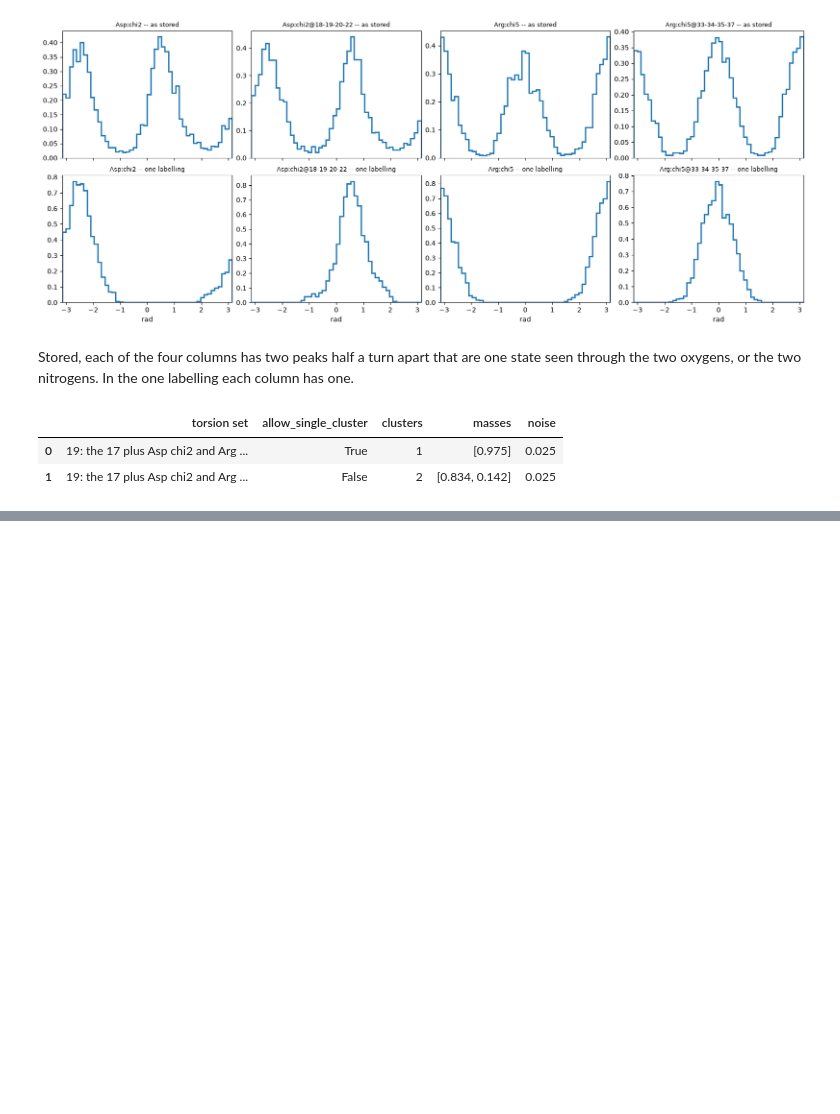
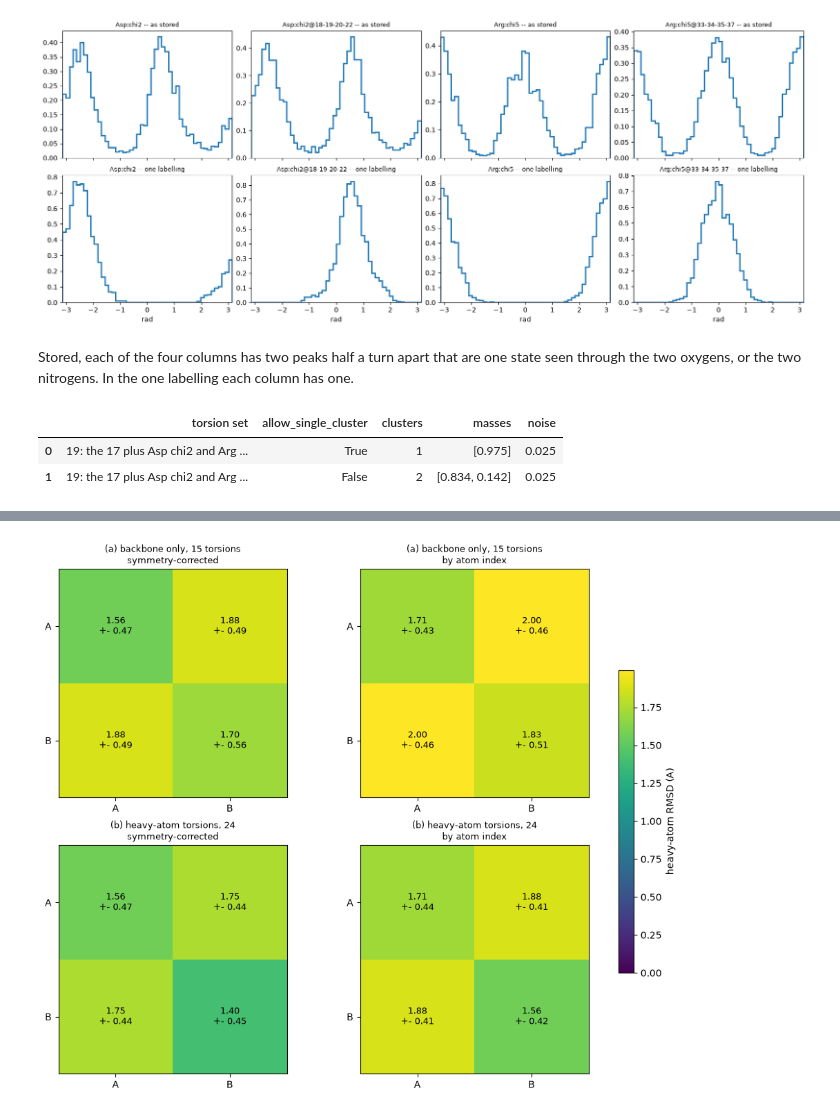
Before and after one commit to csy0000/MD-tools, a Jupyter notebook: docs/tutorial/rgdfv/analysis/clustering.ipynb, the cells around one changed output, grey strips where cells are left out. Cells and saved outputs as stored; diff of their text form; code cells hidden in the pictures; blank space fills up the shorter version.

```diff
--- a/docs/tutorial/rgdfv/analysis/clustering.ipynb
+++ b/docs/tutorial/rgdfv/analysis/clustering.ipynb
@@ -411,0 +478,18 @@ estimator, not of the resonance fix.
+# %%
+fig, axes = plt.subplots(2, 2, figsize=(10, 8), layout="constrained")
+top = max(r[k]["mean"].max() for r in results.values() for k in ("corrected", "by_index"))
+for row, (label, r) in enumerate(results.items()):
+    for col, (title, key) in enumerate((("symmetry-corrected", "corrected"), ("by atom index", "by_index"))):
+        ax, m, sd = axes[row, col], r[key]["mean"], r[key]["std"]
+        nm = [group_name(c) for c in r[key]["clusters"]]
+        im = ax.imshow(m, cmap="viridis", vmin=0, vmax=top)
+        ax.set_xticks(range(len(nm)), nm); ax.set_yticks(range(len(nm)), nm)
+        for i in range(len(nm)):
+            for j in range(len(nm)):
+                ax.text(j, i, f"{m[i, j]:.2f}\n+- {sd[i, j]:.2f}", ha="center", va="center",
+                        color="w" if m[i, j] < 0.6 * top else "k", fontsize=9)
+        ax.set_title(f"{label}\n{title}", fontsize=9)
+fig.colorbar(im, ax=axes, shrink=0.6, label="heavy-atom RMSD (A)")
+plt.show()
+# %% [output]
+[figure, added]
```
Also changed, not shown: parts of 8 cells of this notebook, 20 other files.
